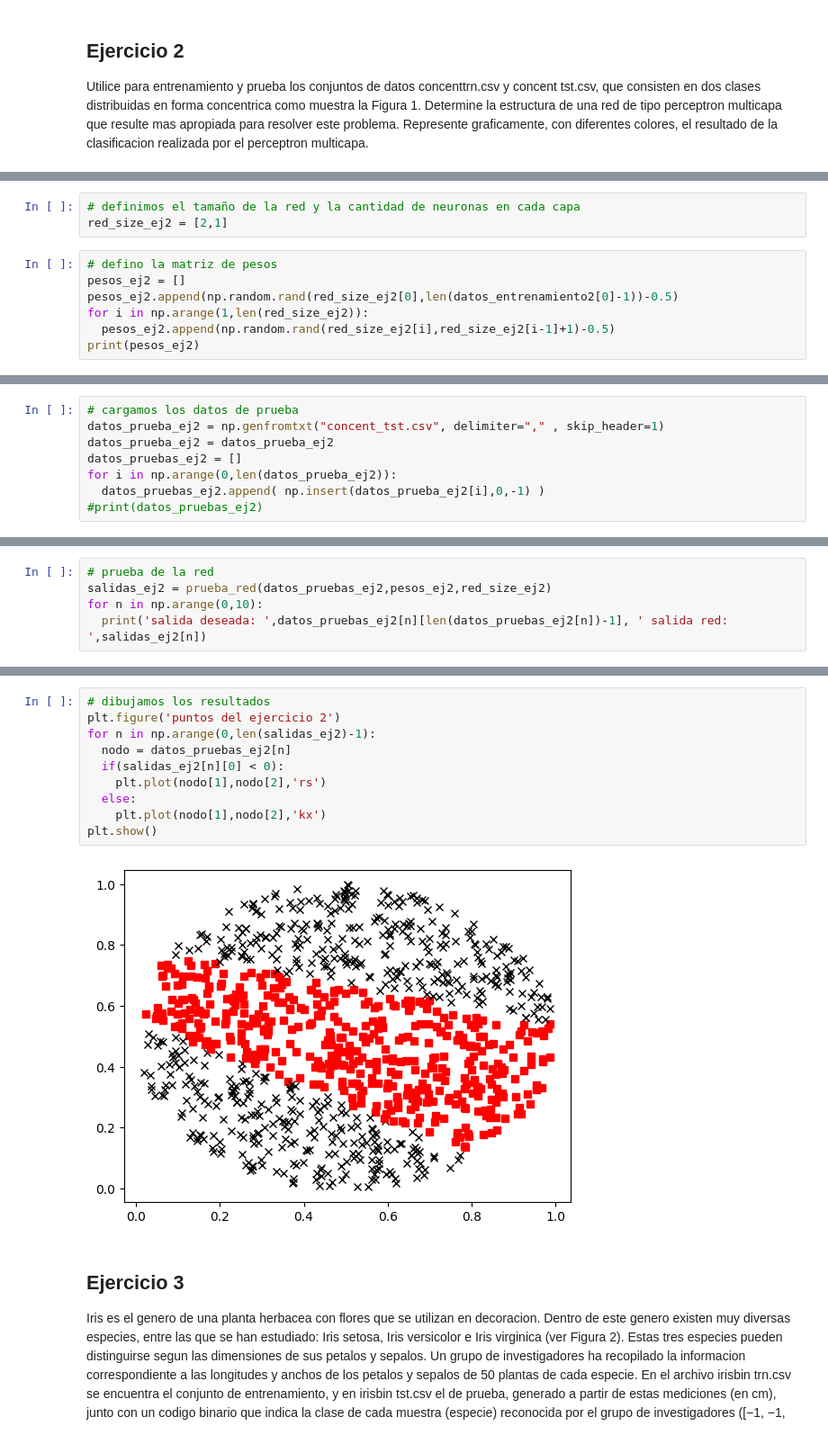
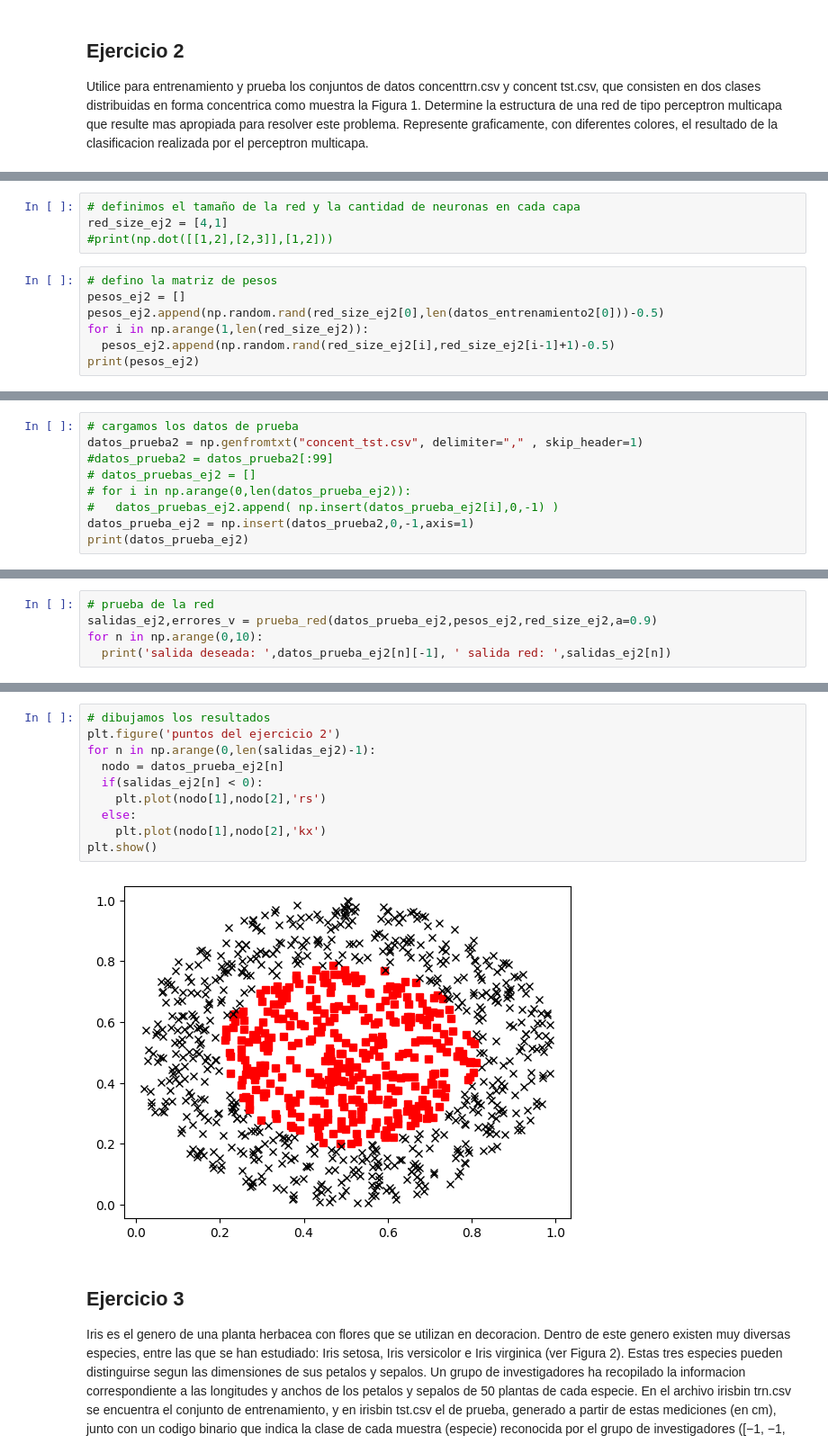
Before and after one commit to aguusandy/ic_2023, a Jupyter notebook: inteligencia_guia2.ipynb, the cells around one changed output, grey strips where cells are left out. Shown: that part at 90% size. Saved outputs shown, nothing was run; the diff lists cells and outputs as text.

```diff
--- a/inteligencia_guia2.ipynb
+++ b/inteligencia_guia2.ipynb
@@ -216,10 +212,11 @@ for i in np.arange(0,len(datos_entrenamiento2)):
 # %%
 # definimos el tamaño de la red y la cantidad de neuronas en cada capa
-red_size_ej2 = [2,1]
+red_size_ej2 = [4,1]
+#print(np.dot([[1,2],[2,3]],[1,2]))
 # %%
 # defino la matriz de pesos
 pesos_ej2 = []
-pesos_ej2.append(np.random.rand(red_size_ej2[0],len(datos_entrenamiento2[0]-1))-0.5)
+pesos_ej2.append(np.random.rand(red_size_ej2[0],len(datos_entrenamiento2[0]))-0.5)
 for i in np.arange(1,len(red_size_ej2)):
   pesos_ej2.append(np.random.rand(red_size_ej2[i],red_size_ej2[i-1]+1)-0.5)
 print(pesos_ej2)
@@ -236,8 +236,9 @@ plt.show()
 # %%
 # cargamos los datos de prueba
-datos_prueba_ej2 = np.genfromtxt("concent_tst.csv", delimiter="," , skip_header=1)
-datos_prueba_ej2 = datos_prueba_ej2
-datos_pruebas_ej2 = []
-for i in np.arange(0,len(datos_prueba_ej2)):
-  datos_pruebas_ej2.append( np.insert(datos_prueba_ej2[i],0,-1) )
-#print(datos_pruebas_ej2)
+datos_prueba2 = np.genfromtxt("concent_tst.csv", delimiter="," , skip_header=1)
+#datos_prueba2 = datos_prueba2[:99]
+# datos_pruebas_ej2 = []
+# for i in np.arange(0,len(datos_prueba_ej2)):
+#   datos_pruebas_ej2.append( np.insert(datos_prueba_ej2[i],0,-1) )
+datos_prueba_ej2 = np.insert(datos_prueba2,0,-1,axis=1)
+print(datos_prueba_ej2)
@@ -244,6 +253,6 @@ for i in np.arange(0,len(datos_prueba_ej2)):
 # %%
 # prueba de la red
-salidas_ej2 = prueba_red(datos_pruebas_ej2,pesos_ej2,red_size_ej2)
+salidas_ej2,errores_v = prueba_red(datos_prueba_ej2,pesos_ej2,red_size_ej2,a=0.9)
 for n in np.arange(0,10):
-  print('salida deseada: ',datos_pruebas_ej2[n][len(datos_pruebas_ej2[n])-1], ' salida red: ',salidas_ej2[n])
+  print('salida deseada: ',datos_prueba_ej2[n][-1], ' salida red: ',salidas_ej2[n])
 # %% [output]
@@ -260,15 +269,15 @@ salida deseada:  1.0  salida red:  [0.7577607033151925]
 # %%
 # dibujamos los resultados
 plt.figure('puntos del ejercicio 2')
 for n in np.arange(0,len(salidas_ej2)-1):
-  nodo = datos_pruebas_ej2[n]
-  if(salidas_ej2[n][0] < 0):
+  nodo = datos_prueba_ej2[n]
+  if(salidas_ej2[n] < 0):
     plt.plot(nodo[1],nodo[2],'rs')
   else:
     plt.plot(nodo[1],nodo[2],'kx')
 plt.show()
 # %% [output]
-[figure, old version]
+[figure, new version]
 # %% [markdown]
 ## Ejercicio 3
 Iris es el genero de una planta herbacea con flores que se utilizan en decoracion. Dentro de este genero existen muy diversas especies, entre las que
```
Also changed, not shown: parts of 26 cells of this notebook.
